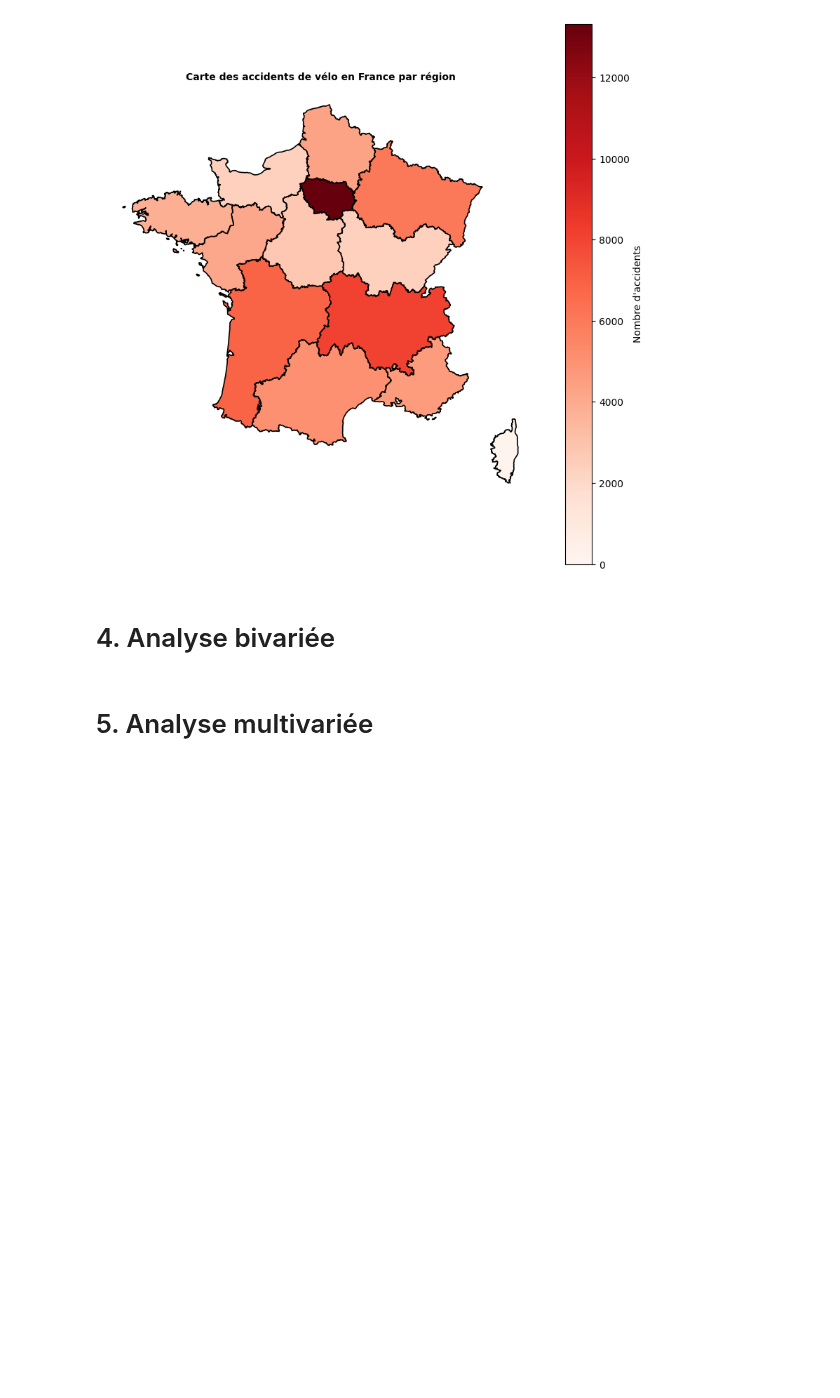
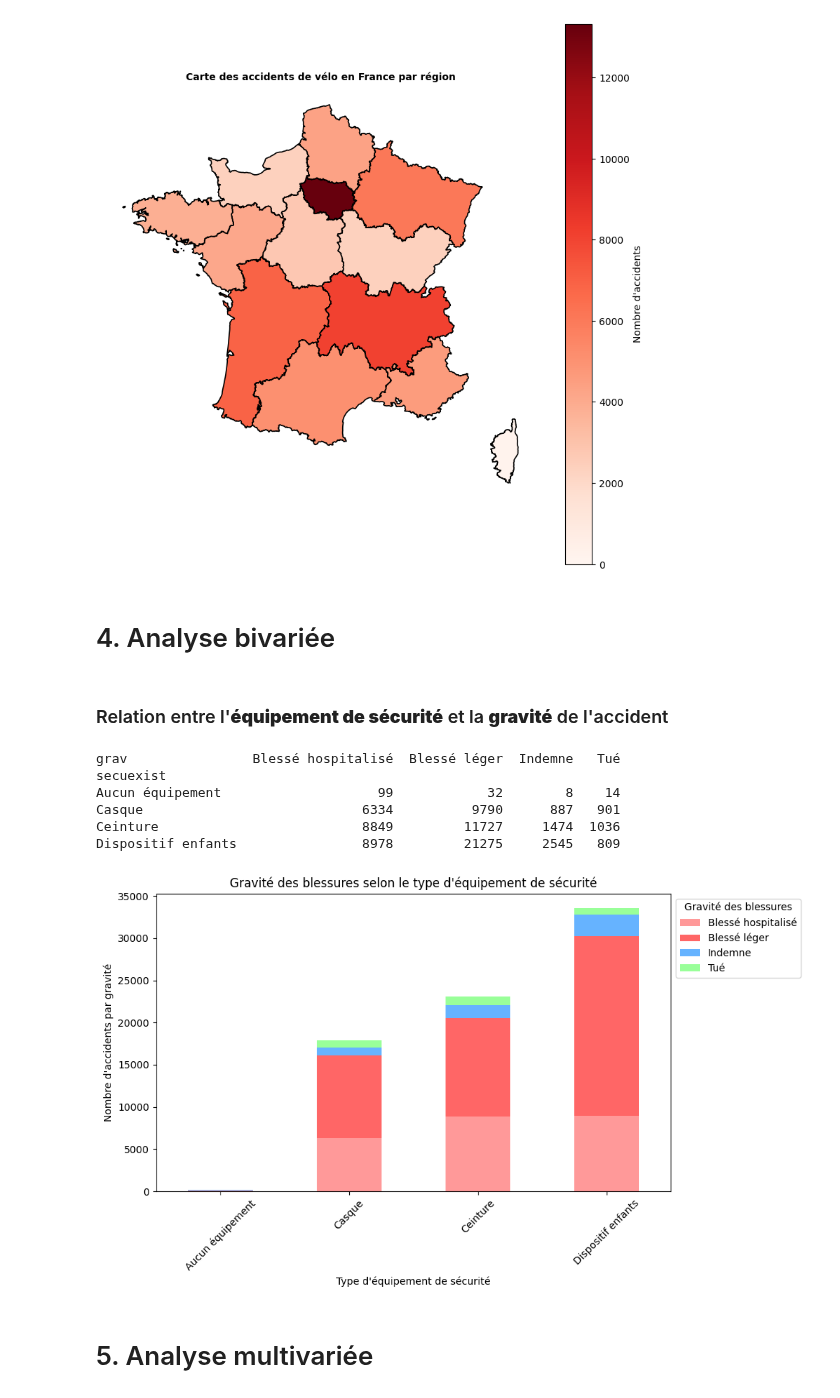
Before and after one commit to adeligny/bicycle_accident, a Jupyter notebook: notebook/eda.ipynb, the cells around one changed output. Drawn from its saved outputs; the diff is of its cells as text; code cells hidden in the pictures; blank space fills up the shorter version.

```diff
--- a/notebook/eda.ipynb
+++ b/notebook/eda.ipynb
@@ -662,6 +662,35 @@ plt.show()
 [figure]
 # %% [markdown]
 # 4. Analyse bivariée
+# %% [markdown]
+### Relation entre l'**équipement de sécurité** et la **gravité** de l'accident
+# %%
+df_grav_equip = df.copy() # Créer une copie pour éviter SettingWithCopyWarning
+df_grav_equip['grav'] = df_grav_equip['grav'].replace({1: 'Indemne', 2: 'Tué', 3: 'Blessé hospitalisé', 4: 'Blessé léger'}) # Remplacer les valeurs numériques par une chaîne de caractères
+df_grav_equip['secuexist'] = df_grav_equip['secuexist'].replace({-1:'Non renseigné', 0:'Aucun équipement', 1: 'Ceinture', 2: 'Casque', 3: 'Dispositif enfants', 4: 'Gilet réfléchissant', 5:'Airbag (2RM/3RM)', 6:'Gants (RRM/3RM)', 7:'Gants+Airbag (2RM/3RM)', 8:'Non déterminable', 9:'Autre'}) # Remplacer les valeurs numériques par une chaîne de caractères
+
+pivot = pd.crosstab(df_grav_equip['secuexist'], df_grav_equip['grav'])
+print(pivot)
+
+# Création du diagramme empilé
+pivot.plot(kind='bar', stacked=True, figsize=(10, 6),
+           color=['#FF9999', '#FF6666', '#66B3FF', '#99FF99'])
+
+plt.title("Gravité des blessures selon le type d'équipement de sécurité")
+plt.xlabel("Type d'équipement de sécurité")
+plt.ylabel("Nombre d'accidents par gravité")
+plt.xticks(rotation=45)
+plt.legend(title="Gravité des blessures", bbox_to_anchor=(1, 1), loc='upper left')
+plt.tight_layout()
+plt.show()
+# %% [output]
+grav                Blessé hospitalisé  Blessé léger  Indemne   Tué
+secuexist
+Aucun équipement                    99            32        8    14
+Casque                            6334          9790      887   901
+Ceinture                          8849         11727     1474  1036
+Dispositif enfants                8978         21275     2545   809
+[figure, added]
 # %% [markdown]
 # 5. Analyse multivariée
 # %% [markdown]
```
Also changed, not shown: 1 other file.
